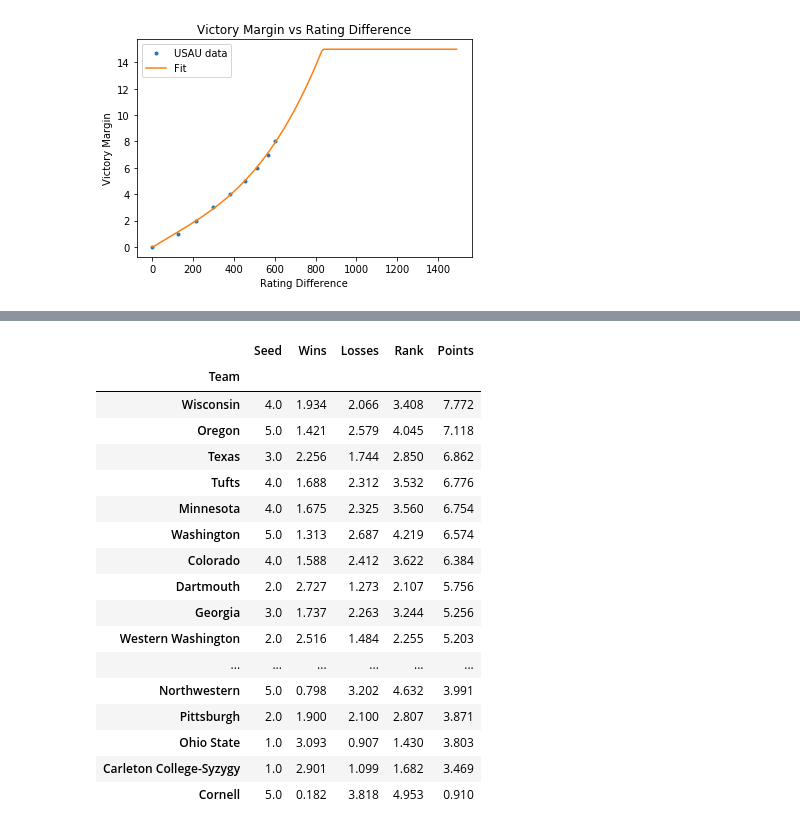
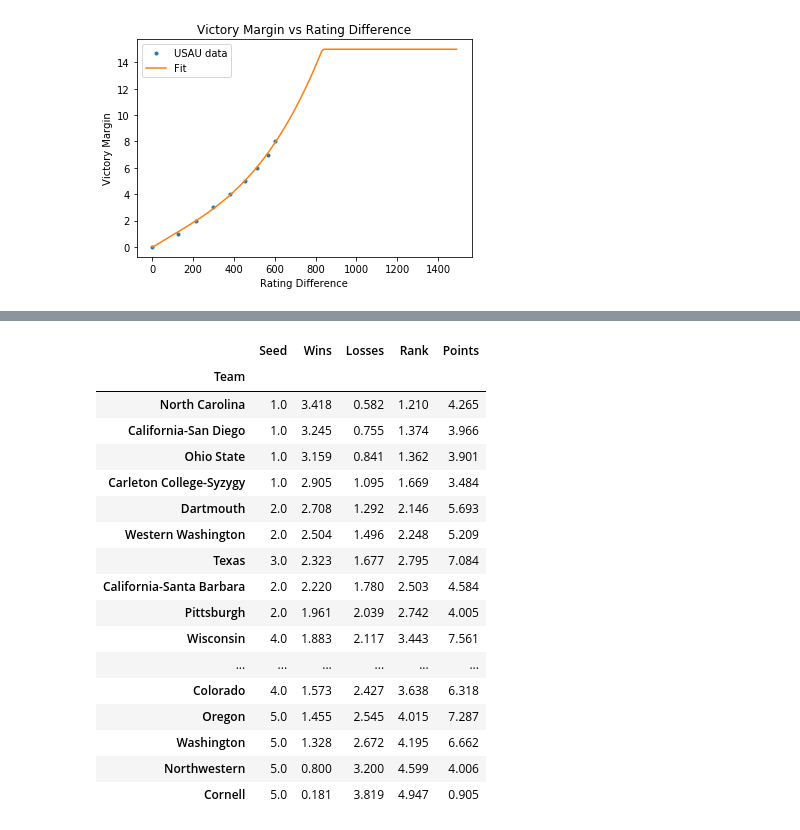
Before and after one commit to dwal3000/college-nationals, a Jupyter notebook: Simulate_Nationals_Outcomes.ipynb, the cells around one changed output, grey strips where cells are left out. Cells and saved outputs as stored; diff of their text form; code cells hidden in the pictures.

```diff
--- a/Simulate_Nationals_Outcomes.ipynb
+++ b/Simulate_Nationals_Outcomes.ipynb
@@ -298,5 +300,8 @@ plt.show()
 # %%
 def convert_ratings_to_expected_game_score(team_a_rating, team_b_rating, game_to):
+    """
+    Take USAU Power Ratings of two teams and get expected game_score
+    """
     if team_a_rating >= team_b_rating:
         team_a_score = game_to
         team_b_score = team_a_score - rating_diff_to_victory_margin(team_a_rating-team_b_rating)
@@ -369,5 +370 @@ def simulate_double_negative_binomial_game(game_to, p_a_offense, p_b_offense):
     return Score(team_a=team_a_score, team_b=team_b_score)
-# %%
-#np.random.seed(42)
-for _ in range(20):
-    print(simulate_double_negative_binomial_game(15, .8, .4))
@@ -394,0 +371,26 @@ Score(team_a=15, team_b=11)
+# %%
+# Test for double negative binomial process
+
+P_WINNER_SCORE_TEST = 0.8
+GAME_TO_TEST = 15
+RANDOM_SEED_TEST = 42
+NUM_GAMES_TEST = 20
+SCORE1_TEST = 15
+SCORE2_TEST = 10
+
+np.random.seed(RANDOM_SEED_TEST )
+team_a_expected_score = SCORE1_TEST
+team_b_expected_score = SCORE2_TEST
+print(f'Expected {team_a_expected_score}-{team_b_expected_score}')
+for _ in range(NUM_GAMES_TEST):
+    print(simulate_double_negative_binomial_game(GAME_TO_TEST, P_WINNER_SCORE_TEST, \
+                                                 P_WINNER_SCORE_TEST*(team_b_expected_score/team_a_expected_score)))
+
+np.random.seed(RANDOM_SEED_TEST )
+team_a_expected_score = SCORE2_TEST
+team_b_expected_score = SCORE1_TEST
+print(f'\nExpected {team_a_expected_score}-{team_b_expected_score}')
+for _ in range(NUM_GAMES_TEST):
+    print(simulate_double_negative_binomial_game(GAME_TO_TEST, \
+                                                 P_WINNER_SCORE_TEST*(team_a_expected_score/team_b_expected_score), \
+                                                 P_WINNER_SCORE_TEST))
@@ -899,7 +876,7 @@ def simulate_tournament(pools, ratings, tourney_format='20-team nationals'):
         pool_play_results = simulate_pool_play(pools, ratings)
 
         # Print pool_play_results
-        for pool in pool_play_results: print(pool_play_results[pool])
+        #for pool in pool_play_results: print(pool_play_results[pool])
 
         # Bracket play 12 teams with pool winners getting bye to quarters
         final_results = simulate_bracket_play(pool_play_results, ratings, bracket_format='12-team pool winners bye')
@@ -1010,26 +952,26 @@ mens_tournament_results = simulate_multiple_tournaments(mens_pools, mens_team_ra
                                                         num_tournaments=num_simulations)
 # %%
 # Analyze women's outcomes
-womens_mean_results_grouped_by_team = womens_tournament_results.groupby('Team').agg(np.mean).sort_values(by='Points', ascending=False)
+womens_mean_results_grouped_by_team = womens_tournament_results.groupby('Team').agg(np.mean).sort_values(by='Wins', ascending=False)
 womens_mean_results_grouped_by_team
 # %% [output]
 |  | Seed | Wins | Losses | Rank | Points |
 | Team |  |  |  |  |  |
-| Wisconsin | 4.0 | 1.934 | 2.066 | 3.408 | 7.772 |
-| Oregon | 5.0 | 1.421 | 2.579 | 4.045 | 7.118 |
-| Texas | 3.0 | 2.256 | 1.744 | 2.850 | 6.862 |
-| Tufts | 4.0 | 1.688 | 2.312 | 3.532 | 6.776 |
-| Minnesota | 4.0 | 1.675 | 2.325 | 3.560 | 6.754 |
-| Washington | 5.0 | 1.313 | 2.687 | 4.219 | 6.574 |
-| Colorado | 4.0 | 1.588 | 2.412 | 3.622 | 6.384 |
-| Dartmouth | 2.0 | 2.727 | 1.273 | 2.107 | 5.756 |
-| Georgia | 3.0 | 1.737 | 2.263 | 3.244 | 5.256 |
-| Western Washington | 2.0 | 2.516 | 1.484 | 2.255 | 5.203 |
+| North Carolina | 1.0 | 3.418 | 0.582 | 1.210 | 4.265 |
+| California-San Diego | 1.0 | 3.245 | 0.755 | 1.374 | 3.966 |
+| Ohio State | 1.0 | 3.159 | 0.841 | 1.362 | 3.901 |
+| Carleton College-Syzygy | 1.0 | 2.905 | 1.095 | 1.669 | 3.484 |
+| Dartmouth | 2.0 | 2.708 | 1.292 | 2.146 | 5.693 |
+| Western Washington | 2.0 | 2.504 | 1.496 | 2.248 | 5.209 |
+| Texas | 3.0 | 2.323 | 1.677 | 2.795 | 7.084 |
+| California-Santa Barbara | 2.0 | 2.220 | 1.780 | 2.503 | 4.584 |
+| Pittsburgh | 2.0 | 1.961 | 2.039 | 2.742 | 4.005 |
+| Wisconsin | 4.0 | 1.883 | 2.117 | 3.443 | 7.561 |
 | ... | ... | ... | ... | ... | ... |
-| Northwestern | 5.0 | 0.798 | 3.202 | 4.632 | 3.991 |
-| Pittsburgh | 2.0 | 1.900 | 2.100 | 2.807 | 3.871 |
-| Ohio State | 1.0 | 3.093 | 0.907 | 1.430 | 3.803 |
-| Carleton College-Syzygy | 1.0 | 2.901 | 1.099 | 1.682 | 3.469 |
-| Cornell | 5.0 | 0.182 | 3.818 | 4.953 | 0.910 |
+| Colorado | 4.0 | 1.573 | 2.427 | 3.638 | 6.318 |
+| Oregon | 5.0 | 1.455 | 2.545 | 4.015 | 7.287 |
+| Washington | 5.0 | 1.328 | 2.672 | 4.195 | 6.662 |
+| Northwestern | 5.0 | 0.800 | 3.200 | 4.599 | 4.006 |
+| Cornell | 5.0 | 0.181 | 3.819 | 4.947 | 0.905 |
 # %%
 # Analyze men's outcomes
```
Also changed, not shown: parts of 34 cells of this notebook.
